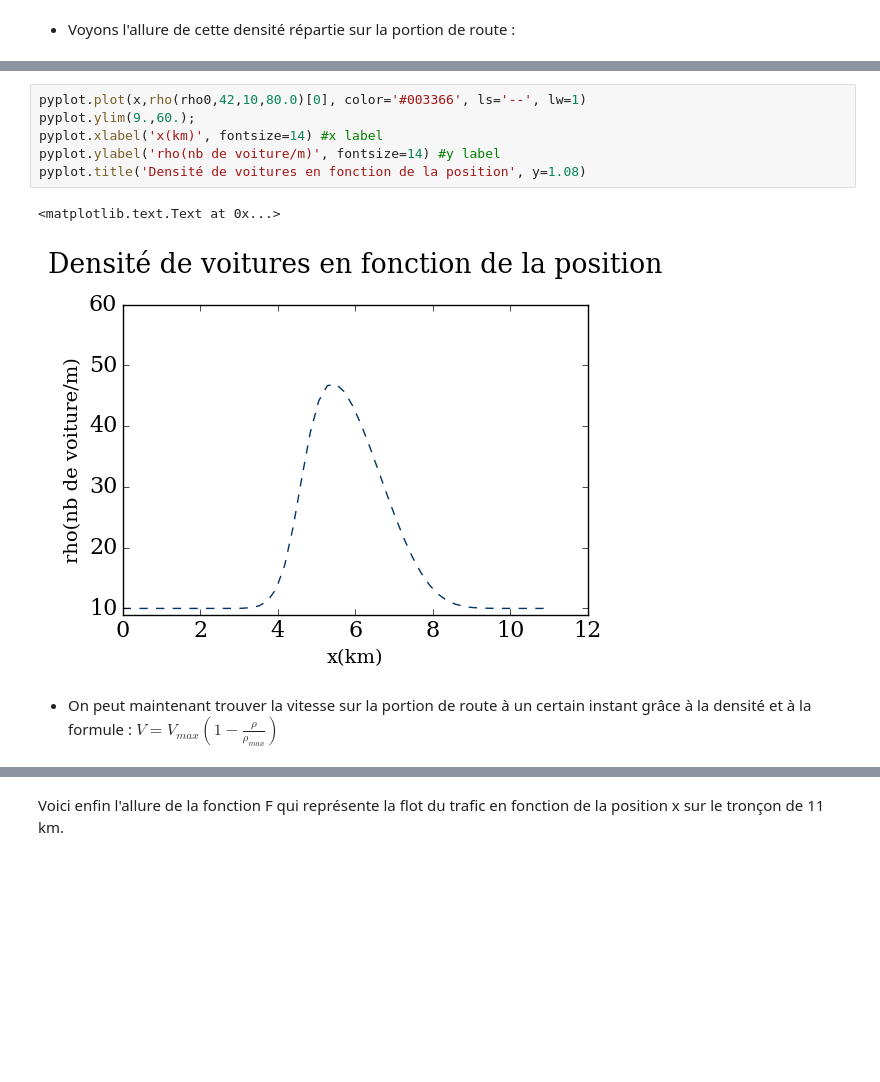
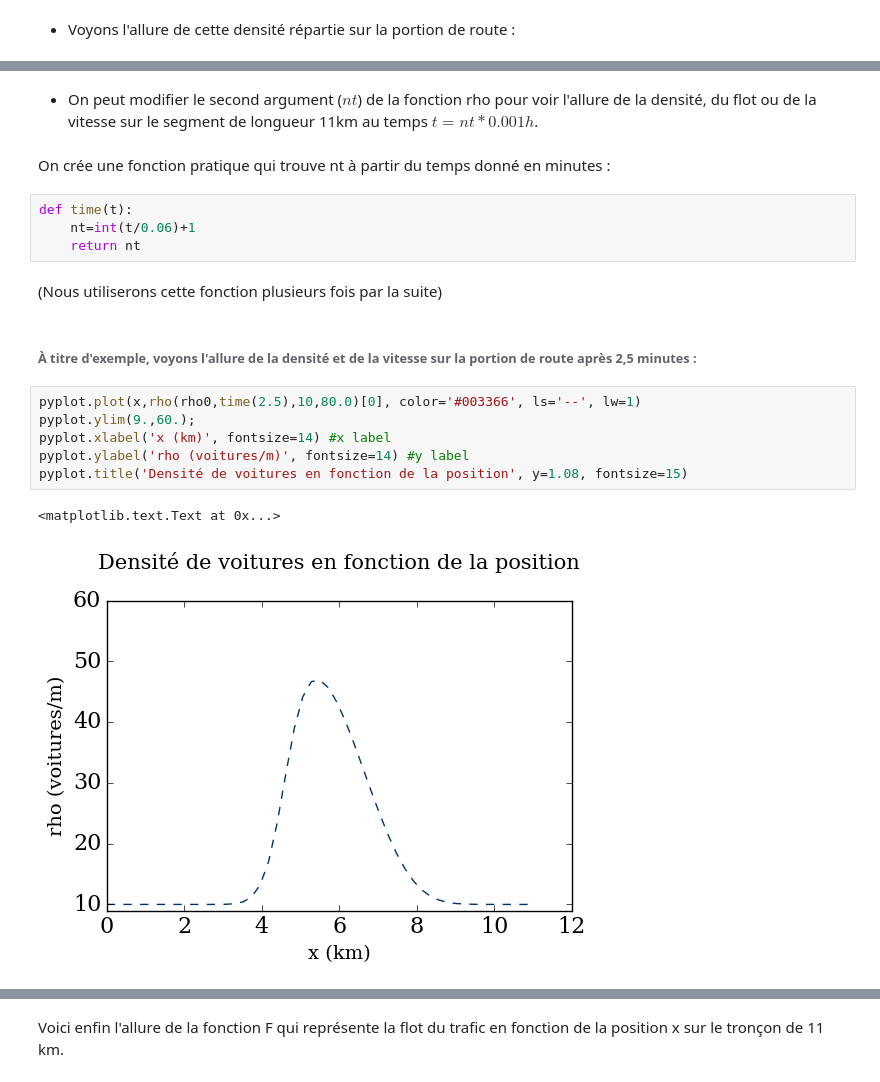
Before and after one commit to CarolineJonas/Module-2---Space-time, a Jupyter notebook: Module2_Final.ipynb, the cells around one changed output, grey strips where cells are left out. Saved outputs shown, nothing was run; the diff lists cells and outputs as text; blank space fills up the shorter version.

```diff
--- a/Module2_Final.ipynb
+++ b/Module2_Final.ipynb
@@ -106,14 +112,24 @@ pyplot.title('Densité de voiture en fonction de la position', y=1.08)
+# %% [markdown]
+- On peut modifier le second argument ($nt$) de la fonction rho pour voir l'allure de la densité, du flot ou de la vitesse sur le segment de longueur 11km au temps $t=nt*0.001 h$.
+# %% [markdown]
+On crée une fonction pratique qui trouve nt à partir du temps donné en minutes :
+# %%
+def time(t):
+    nt=int(t/0.06)+1
+    return nt
+# %% [markdown]
+(Nous utiliserons cette fonction plusieurs fois par la suite)
+# %% [markdown]
+###### À titre d'exemple, voyons l'allure de la densité et de la vitesse sur la portion de route après 2,5 minutes :
 # %%
-pyplot.plot(x,rho(rho0,42,10,80.0)[0], color='#003366', ls='--', lw=1)
+pyplot.plot(x,rho(rho0,time(2.5),10,80.0)[0], color='#003366', ls='--', lw=1)
 pyplot.ylim(9.,60.);
-pyplot.xlabel('x(km)', fontsize=14) #x label
-pyplot.ylabel('rho(nb de voiture/m)', fontsize=14) #y label
-pyplot.title('Densité de voitures en fonction de la position', y=1.08)
+pyplot.xlabel('x (km)', fontsize=14) #x label
+pyplot.ylabel('rho (voitures/m)', fontsize=14) #y label
+pyplot.title('Densité de voitures en fonction de la position', y=1.08, fontsize=15)
 # %% [output]
 <matplotlib.text.Text at 0x...>
-[figure, old version]
+[figure, new version]
-# %% [markdown]
-- On peut maintenant trouver la vitesse sur la portion de route à un certain instant grâce à la densité et à la formule : $V = V_{max}(1-\frac{\rho}{\rho_{max}})$
 # %%
 pyplot.plot(x,rho(rho0,42,10,80.0)[1], color='#003366', ls='--', lw=1)
 pyplot.ylim(15.,30.);
```
Also changed, not shown: parts of 50 cells of this notebook.
